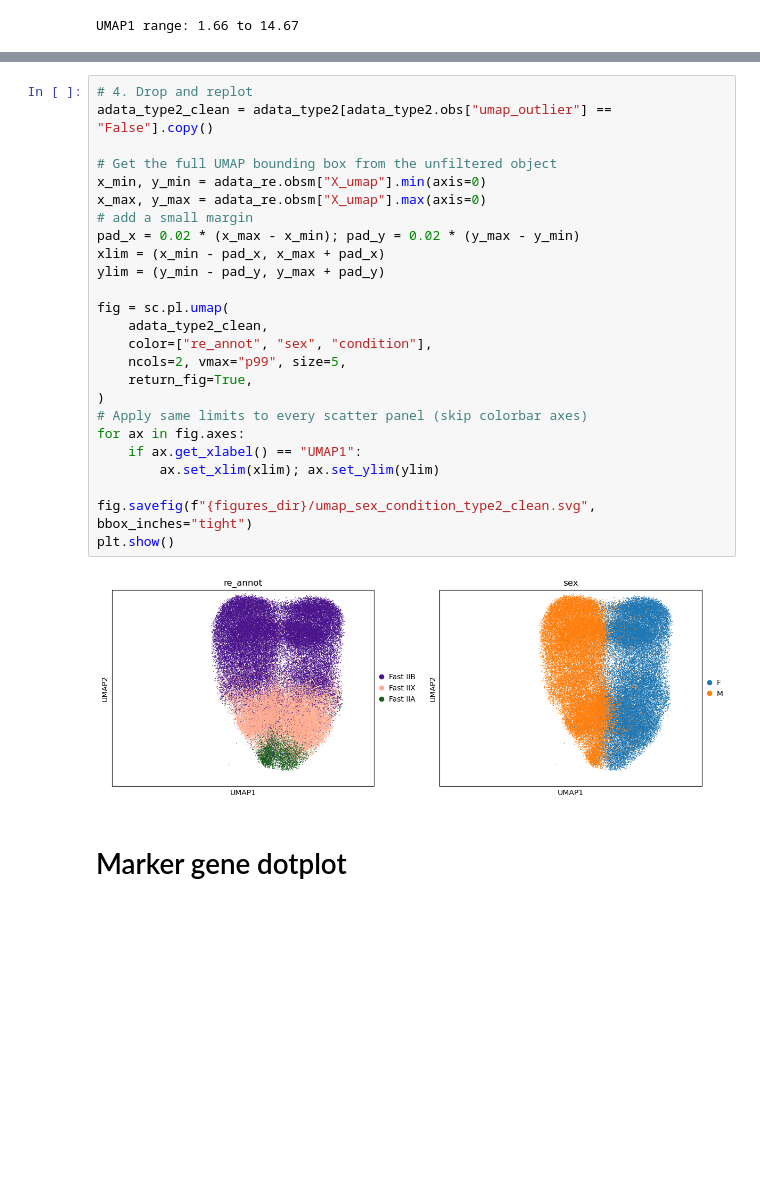
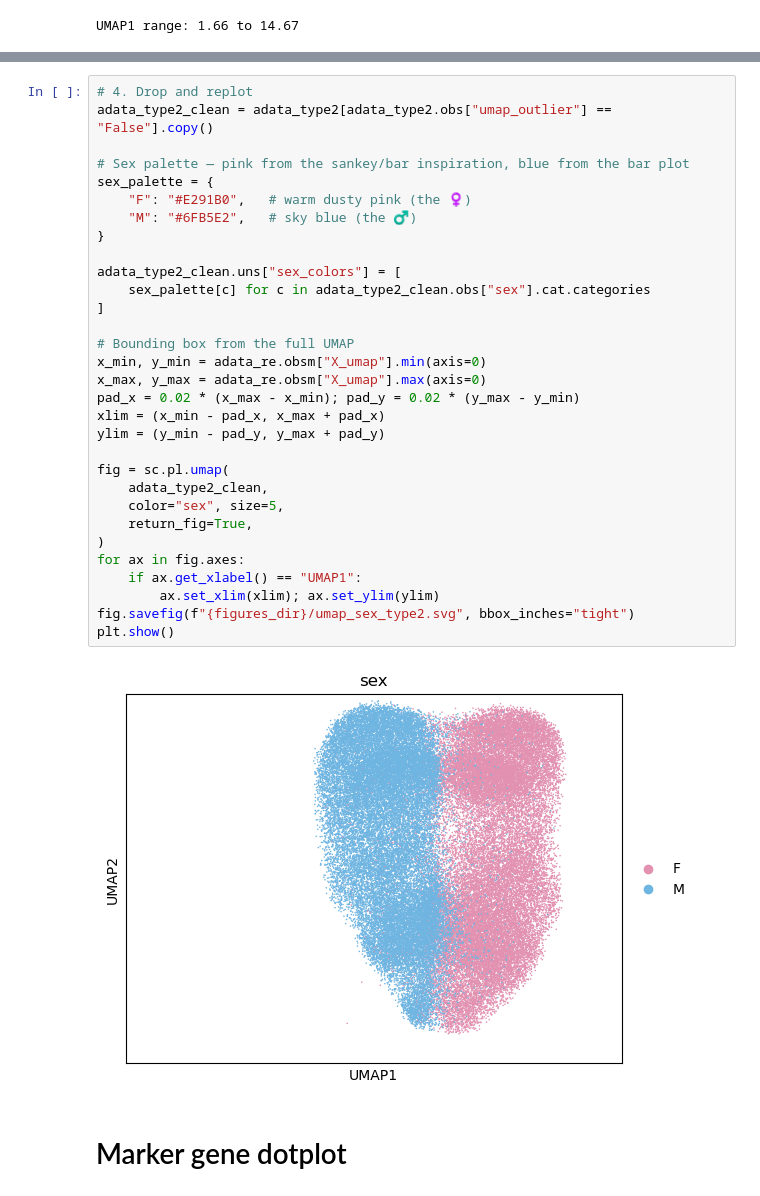
Before and after one commit to sachha-naksha/TA_muscle_ageing, a Jupyter notebook: py_scripts/2_single_nuc_inspection/re_cluster.ipynb, the cells around one changed output, grey strips where cells are left out. Cells and saved outputs as stored; diff of their text form; blank space fills up the shorter version.

Commit message:
added sex label colors

```diff
--- a/py_scripts/2_single_nuc_inspection/re_cluster.ipynb
+++ b/py_scripts/2_single_nuc_inspection/re_cluster.ipynb
@@ -289,30 +288,36 @@ Name: count, dtype: int64
 # %%
 # 4. Drop and replot
 adata_type2_clean = adata_type2[adata_type2.obs["umap_outlier"] == "False"].copy()
 
-# Get the full UMAP bounding box from the unfiltered object
+# Sex palette — pink from the sankey/bar inspiration, blue from the bar plot
+sex_palette = {
+    "F": "#E291B0",   # warm dusty pink (the ♀)
+    "M": "#6FB5E2",   # sky blue (the ♂)
+}
+
+adata_type2_clean.uns["sex_colors"] = [
+    sex_palette[c] for c in adata_type2_clean.obs["sex"].cat.categories
+]
+
+# Bounding box from the full UMAP
 x_min, y_min = adata_re.obsm["X_umap"].min(axis=0)
 x_max, y_max = adata_re.obsm["X_umap"].max(axis=0)
-# add a small margin
 pad_x = 0.02 * (x_max - x_min); pad_y = 0.02 * (y_max - y_min)
 xlim = (x_min - pad_x, x_max + pad_x)
 ylim = (y_min - pad_y, y_max + pad_y)
 
 fig = sc.pl.umap(
     adata_type2_clean,
-    color=["re_annot", "sex", "condition"],
-    ncols=2, vmax="p99", size=5,
+    color="sex", size=5,
     return_fig=True,
 )
-# Apply same limits to every scatter panel (skip colorbar axes)
 for ax in fig.axes:
     if ax.get_xlabel() == "UMAP1":
         ax.set_xlim(xlim); ax.set_ylim(ylim)
-
-fig.savefig(f"{figures_dir}/umap_sex_condition_type2_clean.svg", bbox_inches="tight")
+fig.savefig(f"{figures_dir}/umap_sex_type2.svg", bbox_inches="tight")
 plt.show()
 # %% [output]
-[figure, old version]
+[figure, new version]
 # %% [markdown]
 # Marker gene dotplot
 # %%
```
Also changed, not shown: parts of 3 cells of this notebook.
